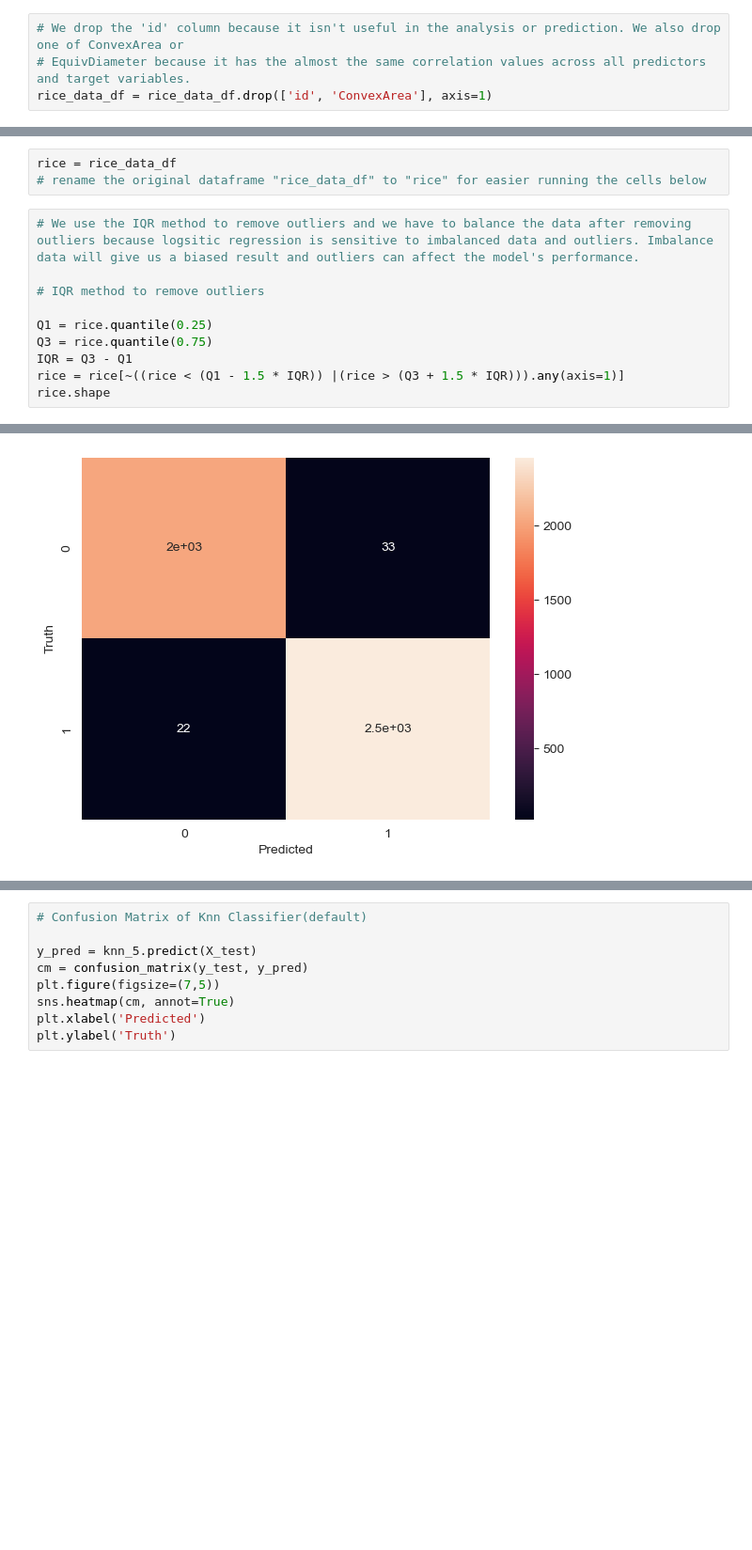
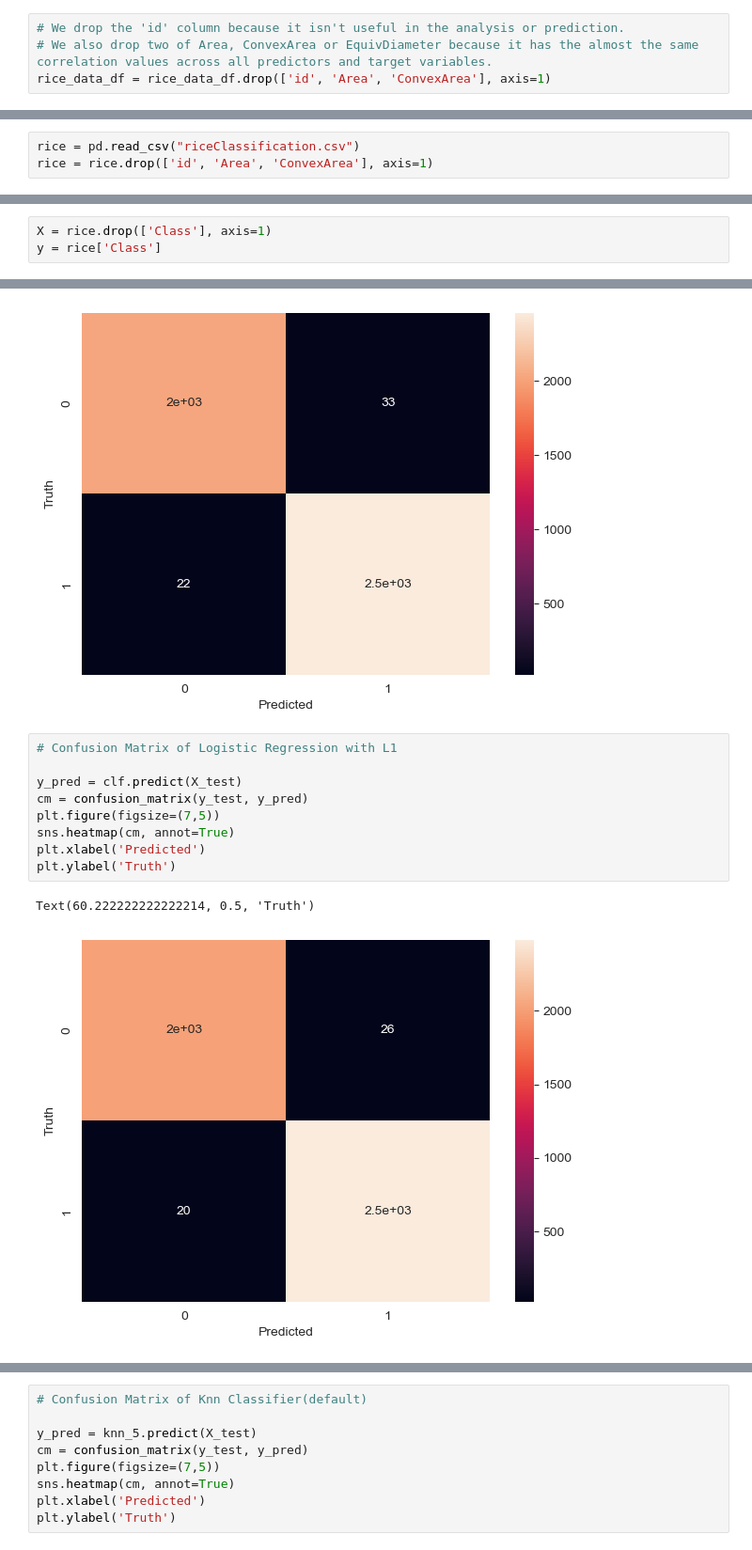
Before and after one commit to Shunsuke-Kubonishi/MACS33002-project1, a Jupyter notebook: MACS 33002 Rice Type Classification-checkpoint.ipynb, the cells around one changed output, grey strips where cells are left out. Shown at 94% size. Drawn from its saved outputs; the diff is of its cells as text; blank space fills up the shorter version.

```diff
--- a/MACS 33002 Rice Type Classification-checkpoint.ipynb
+++ b/MACS 33002 Rice Type Classification-checkpoint.ipynb
@@ -162,9 +163,9 @@ In this section, we focus on making the data ready to use for ML models. It incl
 # %% [markdown]
 ### dropping unnecessary fields
 # %%
-# We drop the 'id' column because it isn't useful in the analysis or prediction. We also drop one of ConvexArea or
-# EquivDiameter because it has the almost the same correlation values across all predictors and target variables.
-rice_data_df = rice_data_df.drop(['id', 'ConvexArea'], axis=1)
+# We drop the 'id' column because it isn't useful in the analysis or prediction.
+# We also drop two of Area, ConvexArea or EquivDiameter because it has the almost the same correlation values across all predictors and target variables.
+rice_data_df = rice_data_df.drop(['id', 'Area', 'ConvexArea'], axis=1)
 # %% [markdown]
 ### filling in missing values
 # %%
@@ -309,15 +324,5 @@ This result represents that random forest made an improvement of robustness.
 # %% [markdown]
 ## **Part-3.2: Algorithm 2 (Logistic Regression)**
 # %%
-rice = rice_data_df
-# rename the original dataframe "rice_data_df" to "rice" for easier running the cells below
+rice = pd.read_csv("riceClassification.csv")
+rice = rice.drop(['id', 'Area', 'ConvexArea'], axis=1)
-# %%
-# We use the IQR method to remove outliers and we have to balance the data after removing outliers because logsitic regression is sensitive to imbalanced data and outliers. Imbalance data will give us a biased result and outliers can affect the model's performance.
-
-# IQR method to remove outliers
-
-Q1 = rice.quantile(0.25)
-Q3 = rice.quantile(0.75)
-IQR = Q3 - Q1
-rice = rice[~((rice < (Q1 - 1.5 * IQR)) |(rice > (Q3 + 1.5 * IQR))).any(axis=1)]
-rice.shape
@@ -469,0 +329,3 @@ clf_2.n_iter_
+# %%
+X = rice.drop(['Class'], axis=1)
+y = rice['Class']
@@ -611,3 +603,15 @@ plt.ylabel('Truth')
 # %% [output]
 Text(60.222222222222214, 0.5, 'Truth')
 [figure]
+# %%
+# Confusion Matrix of Logistic Regression with L1
+
+y_pred = clf.predict(X_test)
+cm = confusion_matrix(y_test, y_pred)
+plt.figure(figsize=(7,5))
+sns.heatmap(cm, annot=True)
+plt.xlabel('Predicted')
+plt.ylabel('Truth')
+# %% [output]
+Text(60.222222222222214, 0.5, 'Truth')
+[figure, added]
```
Also changed, not shown: parts of 58 cells of this notebook, 1 other file.
